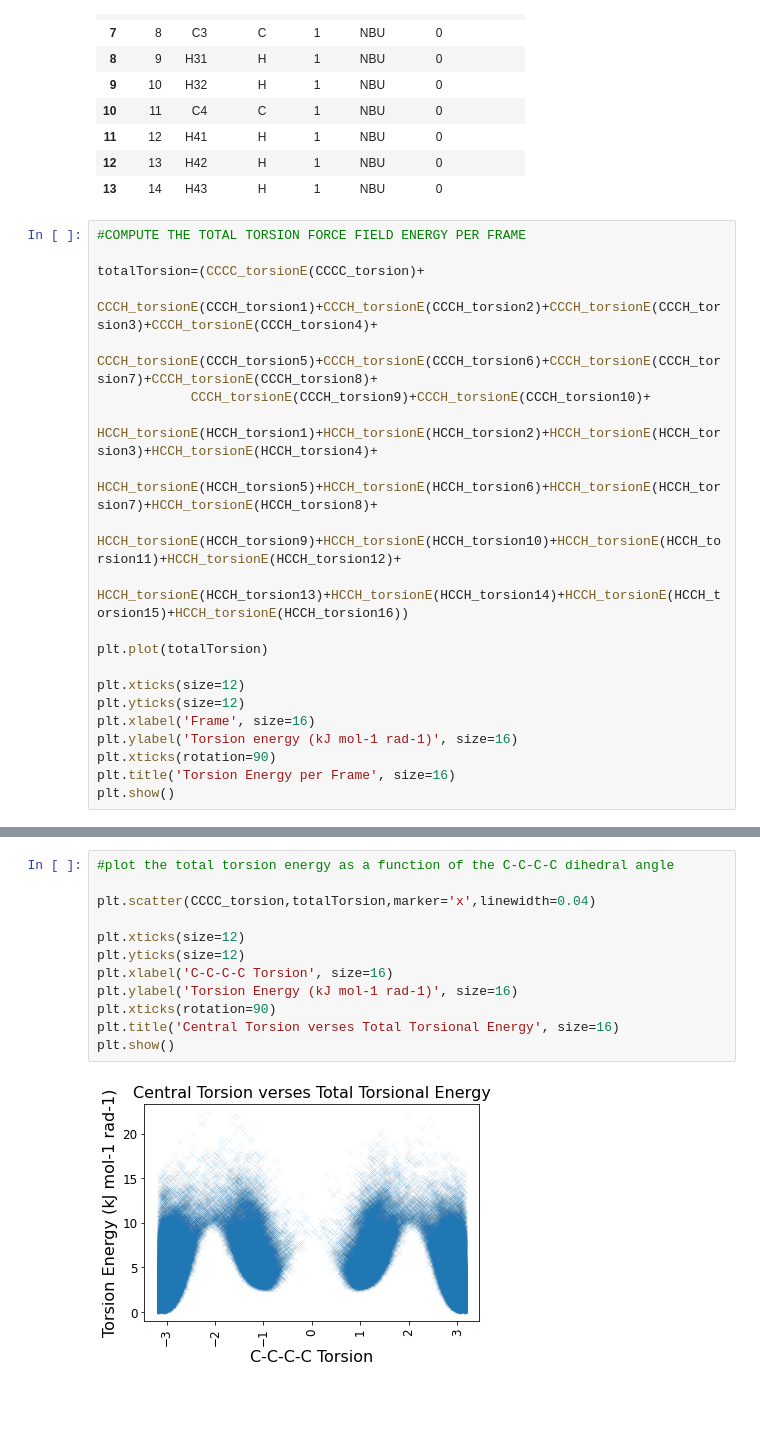
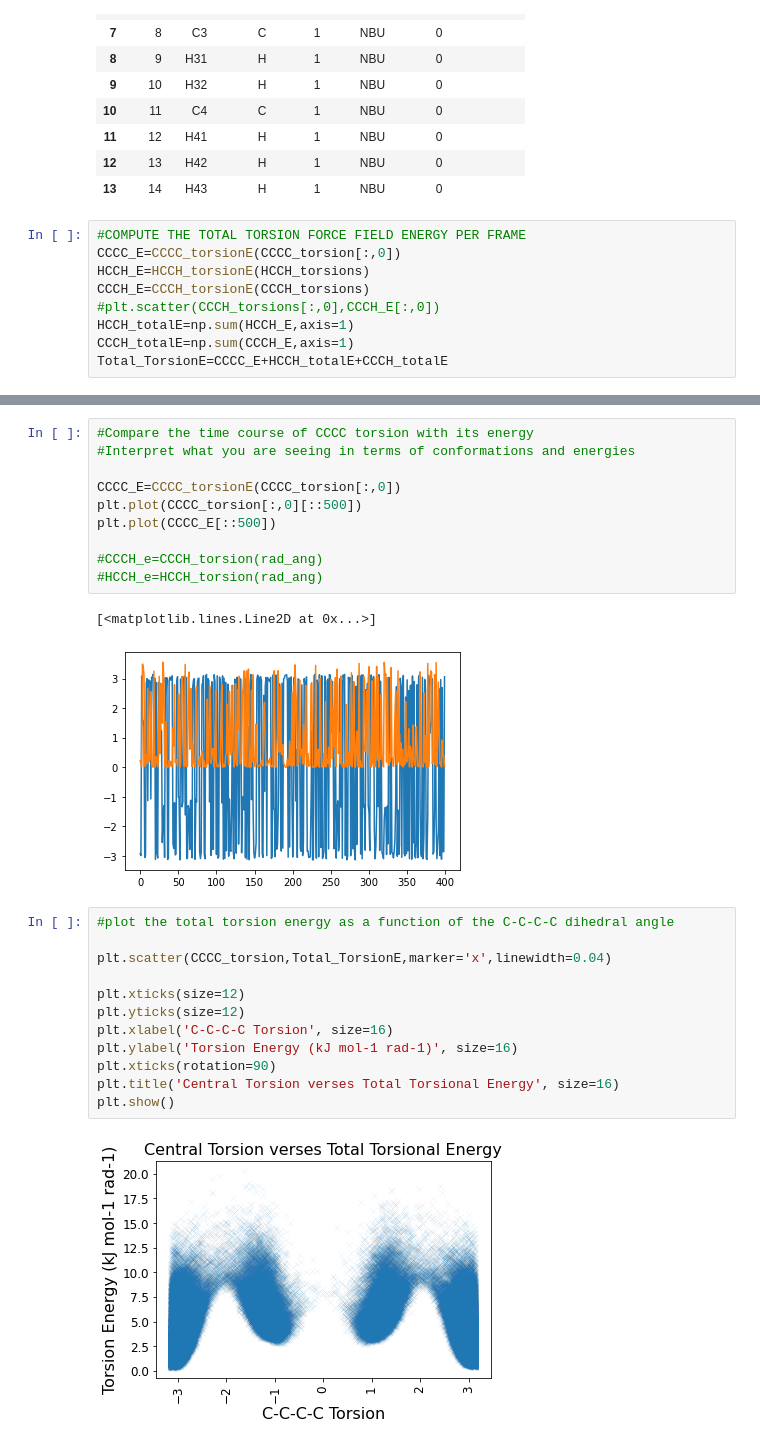
Before and after one commit to camerondsmith/CHEM101.6, a Jupyter notebook: alkane/Tutorial_1.ipynb, the cells around one changed output, grey strips where cells are left out. Drawn from its saved outputs; the diff is of its cells as text; blank space fills up the shorter version.

```diff
--- a/alkane/butane_analysis.ipynb
+++ b/alkane/Tutorial_1.ipynb
@@ -888,22 +878,10 @@ atoms
 | 13 | 14 | H43 | H | 1 | NBU | 0 |  |
 # %%
 #COMPUTE THE TOTAL TORSION FORCE FIELD ENERGY PER FRAME
-
-totalTorsion=(CCCC_torsionE(CCCC_torsion)+
-            CCCH_torsionE(CCCH_torsion1)+CCCH_torsionE(CCCH_torsion2)+CCCH_torsionE(CCCH_torsion3)+CCCH_torsionE(CCCH_torsion4)+
-            CCCH_torsionE(CCCH_torsion5)+CCCH_torsionE(CCCH_torsion6)+CCCH_torsionE(CCCH_torsion7)+CCCH_torsionE(CCCH_torsion8)+
-            CCCH_torsionE(CCCH_torsion9)+CCCH_torsionE(CCCH_torsion10)+
-            HCCH_torsionE(HCCH_torsion1)+HCCH_torsionE(HCCH_torsion2)+HCCH_torsionE(HCCH_torsion3)+HCCH_torsionE(HCCH_torsion4)+
-            HCCH_torsionE(HCCH_torsion5)+HCCH_torsionE(HCCH_torsion6)+HCCH_torsionE(HCCH_torsion7)+HCCH_torsionE(HCCH_torsion8)+
-            HCCH_torsionE(HCCH_torsion9)+HCCH_torsionE(HCCH_torsion10)+HCCH_torsionE(HCCH_torsion11)+HCCH_torsionE(HCCH_torsion12)+
-            HCCH_torsionE(HCCH_torsion13)+HCCH_torsionE(HCCH_torsion14)+HCCH_torsionE(HCCH_torsion15)+HCCH_torsionE(HCCH_torsion16))
-
-plt.plot(totalTorsion)
-
-plt.xticks(size=12)
-plt.yticks(size=12)
-plt.xlabel('Frame', size=16)
-plt.ylabel('Torsion energy (kJ mol-1 rad-1)', size=16)
-plt.xticks(rotation=90)
-plt.title('Torsion Energy per Frame', size=16)
-plt.show()
+CCCC_E=CCCC_torsionE(CCCC_torsion[:,0])
+HCCH_E=HCCH_torsionE(HCCH_torsions)
+CCCH_E=CCCH_torsionE(CCCH_torsions)
+#plt.scatter(CCCH_torsions[:,0],CCCH_E[:,0])
+HCCH_totalE=np.sum(HCCH_E,axis=1)
+CCCH_totalE=np.sum(CCCH_E,axis=1)
+Total_TorsionE=CCCC_E+HCCH_totalE+CCCH_totalE
@@ -912,14 +888,27 @@ plt.show()
+# %%
+#Compare the time course of CCCC torsion with its energy
+#Interpret what you are seeing in terms of conformations and energies
+
+CCCC_E=CCCC_torsionE(CCCC_torsion[:,0])
+plt.plot(CCCC_torsion[:,0][::500])
+plt.plot(CCCC_E[::500])
+
+#CCCH_e=CCCH_torsion(rad_ang)
+#HCCH_e=HCCH_torsion(rad_ang)
+# %% [output]
+[<matplotlib.lines.Line2D at 0x...>]
+[figure, added]
 # %%
 #plot the total torsion energy as a function of the C-C-C-C dihedral angle
 
-plt.scatter(CCCC_torsion,totalTorsion,marker='x',linewidth=0.04)
+plt.scatter(CCCC_torsion,Total_TorsionE,marker='x',linewidth=0.04)
 
 plt.xticks(size=12)
 plt.yticks(size=12)
 plt.xlabel('C-C-C-C Torsion', size=16)
 plt.ylabel('Torsion Energy (kJ mol-1 rad-1)', size=16)
 plt.xticks(rotation=90)
 plt.title('Central Torsion verses Total Torsional Energy', size=16)
 plt.show()
 # %% [output]
-[figure, old version]
+[figure, new version]
```
Also changed, not shown: parts of 5 cells of this notebook, 3 other files.
